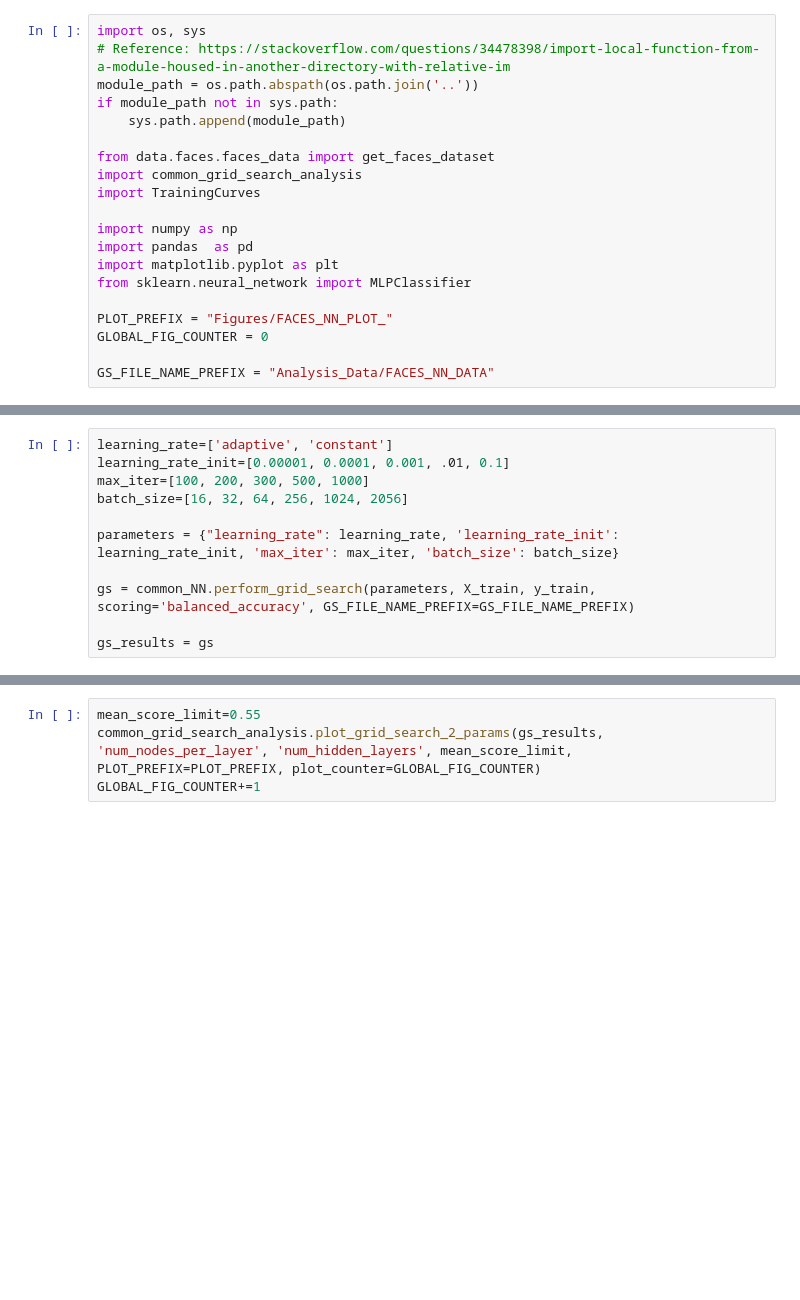
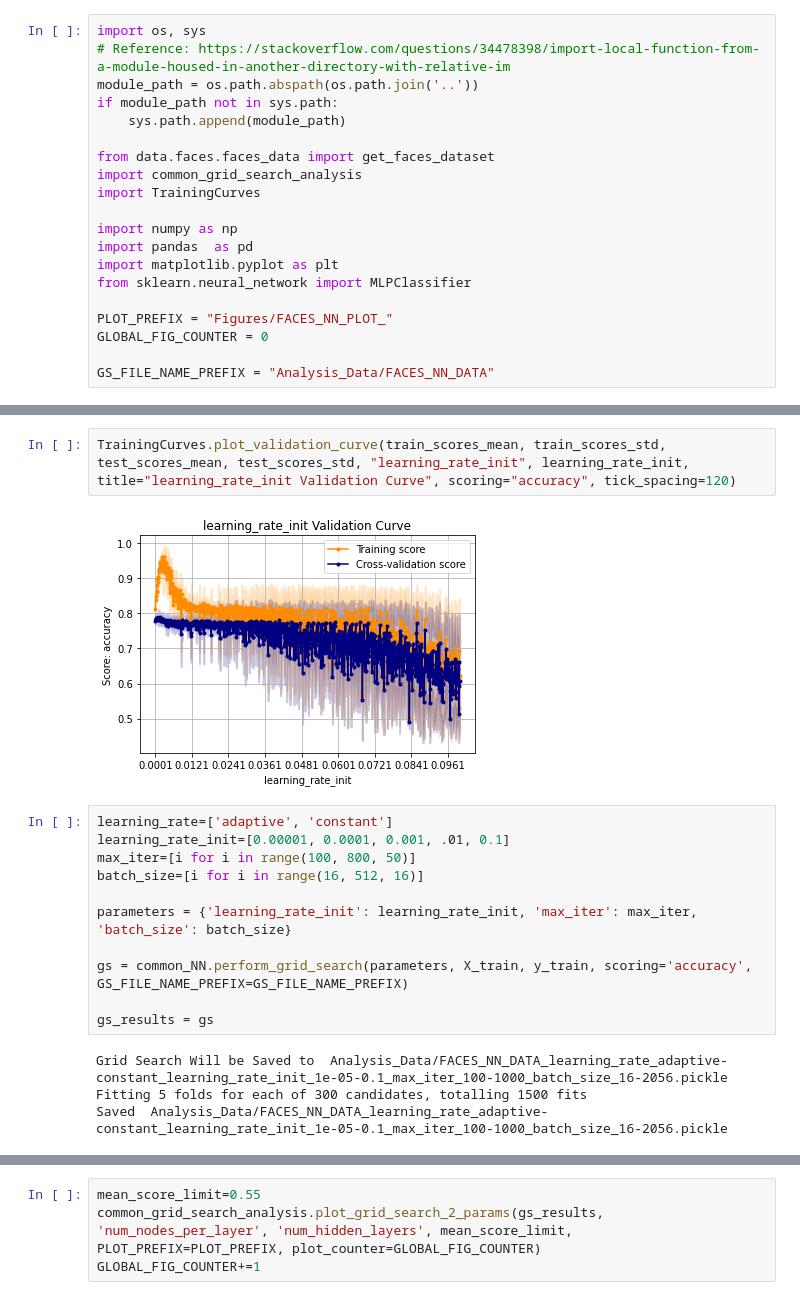
Before and after one commit to Inquisitive-ME/SupervisedLearning_Project_Code, a Jupyter notebook: NeuralNetworks/faces_NN_analysis.ipynb, the cells around one changed output, grey strips where cells are left out. Saved outputs shown, nothing was run; the diff lists cells and outputs as text; blank space fills up the shorter version.

```diff
--- a/NeuralNetworks/faces_NN_analysis.ipynb
+++ b/NeuralNetworks/faces_NN_analysis.ipynb
@@ -27,12 +32,20 @@ KeyboardInterrupt:
+# %%
+TrainingCurves.plot_validation_curve(train_scores_mean, train_scores_std, test_scores_mean, test_scores_std, "learning_rate_init", learning_rate_init, title="learning_rate_init Validation Curve", scoring="accuracy", tick_spacing=120)
+# %% [output]
+[figure, added]
 # %%
 learning_rate=['adaptive', 'constant']
 learning_rate_init=[0.00001, 0.0001, 0.001, .01, 0.1]
-max_iter=[100, 200, 300, 500, 1000]
-batch_size=[16, 32, 64, 256, 1024, 2056]
+max_iter=[i for i in range(100, 800, 50)]
+batch_size=[i for i in range(16, 512, 16)]
 
-parameters = {"learning_rate": learning_rate, 'learning_rate_init': learning_rate_init, 'max_iter': max_iter, 'batch_size': batch_size}
+parameters = {'learning_rate_init': learning_rate_init, 'max_iter': max_iter, 'batch_size': batch_size}
 
-gs = common_NN.perform_grid_search(parameters, X_train, y_train, scoring='balanced_accuracy', GS_FILE_NAME_PREFIX=GS_FILE_NAME_PREFIX)
+gs = common_NN.perform_grid_search(parameters, X_train, y_train, scoring='accuracy', GS_FILE_NAME_PREFIX=GS_FILE_NAME_PREFIX)
 
 gs_results = gs
+# %% [output]
+Grid Search Will be Saved to  Analysis_Data/FACES_NN_DATA_learning_rate_adaptive-constant_learning_rate_init_1e-05-0.1_max_iter_100-1000_batch_size_16-2056.pickle
+Fitting 5 folds for each of 300 candidates, totalling 1500 fits
+Saved  Analysis_Data/FACES_NN_DATA_learning_rate_adaptive-constant_learning_rate_init_1e-05-0.1_max_iter_100-1000_batch_size_16-2056.pickle
 # %%
```
Also changed, not shown: parts of 5 cells of this notebook, 3 other files.
